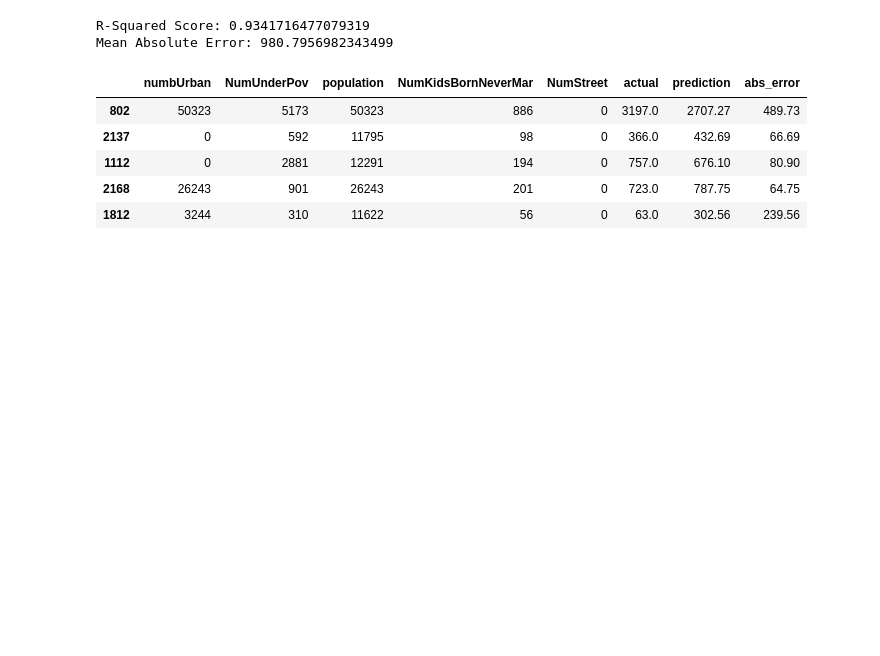
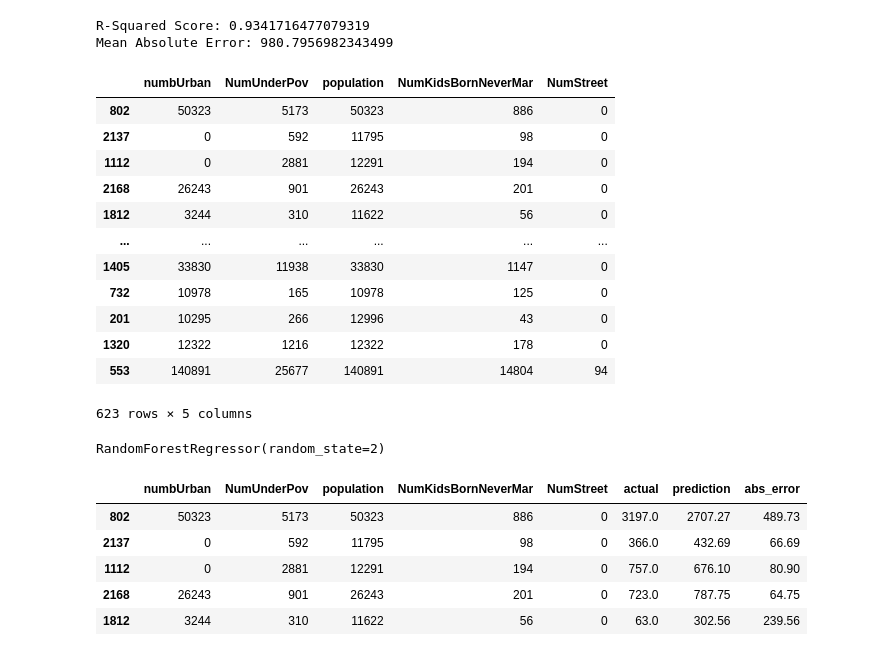
Before and after one commit to Fatimajavid/PredictingCrimesintheUS, a Jupyter notebook: Project.ipynb, the cells around one changed output. Saved outputs shown, nothing was run; the diff lists cells and outputs as text; code cells hidden in the pictures; blank space fills up the shorter version.

```diff
--- a/Project.ipynb
+++ b/Project.ipynb
@@ -236,6 +237,29 @@ print("Mean Absolute Error:", mae)
 # %% [output]
 R-Squared Score: 0.9341716477079319
 Mean Absolute Error: 980.7956982343499
+# %%
+X_test
+# %% [output]
+|  | numbUrban | NumUnderPov | population | NumKidsBornNeverMar | NumStreet |
+| 802 | 50323 | 5173 | 50323 | 886 | 0 |
+| 2137 | 0 | 592 | 11795 | 98 | 0 |
+| 1112 | 0 | 2881 | 12291 | 194 | 0 |
+| 2168 | 26243 | 901 | 26243 | 201 | 0 |
+| 1812 | 3244 | 310 | 11622 | 56 | 0 |
+| ... | ... | ... | ... | ... | ... |
+| 1405 | 33830 | 11938 | 33830 | 1147 | 0 |
+| 732 | 10978 | 165 | 10978 | 125 | 0 |
+| 201 | 10295 | 266 | 12996 | 43 | 0 |
+| 1320 | 12322 | 1216 | 12322 | 178 | 0 |
+| 553 | 140891 | 25677 | 140891 | 14804 | 94 |
+623 rows × 5 columns
+# %%
+X = df[top_5_features]
+y = df['total_crime']
+model = RandomForestRegressor(random_state=2)
+model.fit(X, y)
+# %% [output]
+RandomForestRegressor(random_state=2)
 # %%
 # Save model
 # X = df[top_5_features]
```
Also changed, not shown: parts of 2 cells of this notebook.
